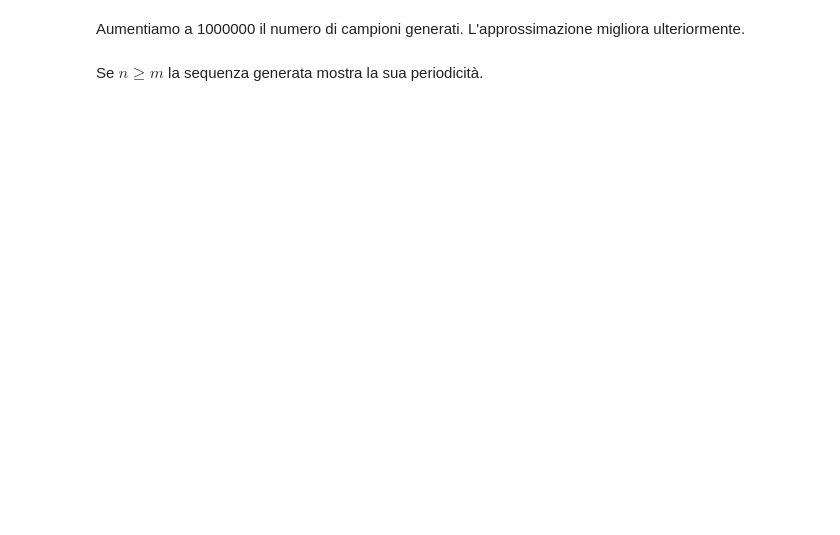
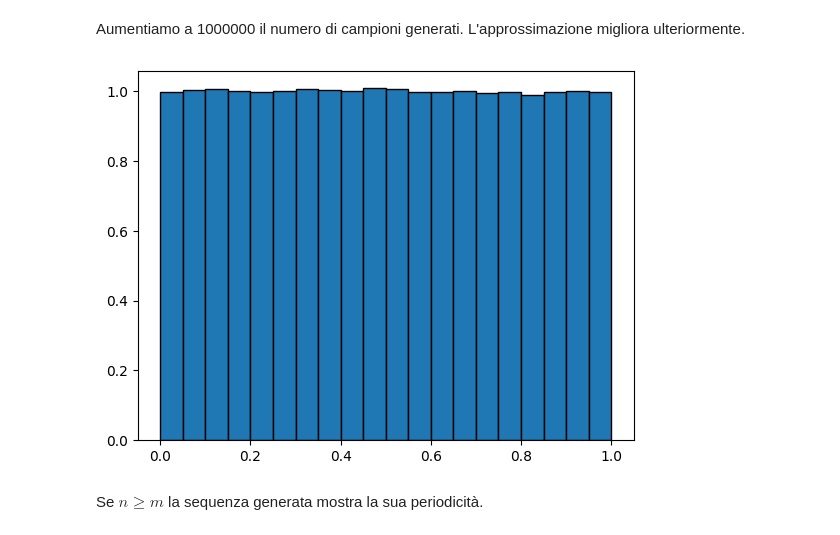
Before and after one commit to emamanni/AnalisiDeiDati_25-26, a Jupyter notebook: 09_GenerazioneNumeriPseudocasuali.ipynb, the cells around one changed output. Drawn from its saved outputs; the diff is of its cells as text; code cells hidden in the pictures; blank space fills up the shorter version.

```diff
--- a/09_GenerazioneNumeriPseudocasuali.ipynb
+++ b/09_GenerazioneNumeriPseudocasuali.ipynb
@@ -23,4 +54,11 @@ Aumentiamo a 100000 il numero di campioni e verifichiamo che l'approssimazione m
 # %% [markdown]
 Aumentiamo a 1000000 il numero di campioni generati. L'approssimazione migliora ulteriormente.
+# %%
+u = LCG(1000000, 372, 551, 44443789, 79)
+
+plt.hist(u, bins=20, histtype='bar', edgecolor='black', density=True)
+plt.show()
+# %% [output]
+[figure, added]
 # %% [markdown]
 Se $n \geq m$ la sequenza generata mostra la sua periodicità.
```
Also changed, not shown: parts of 15 cells of this notebook.
